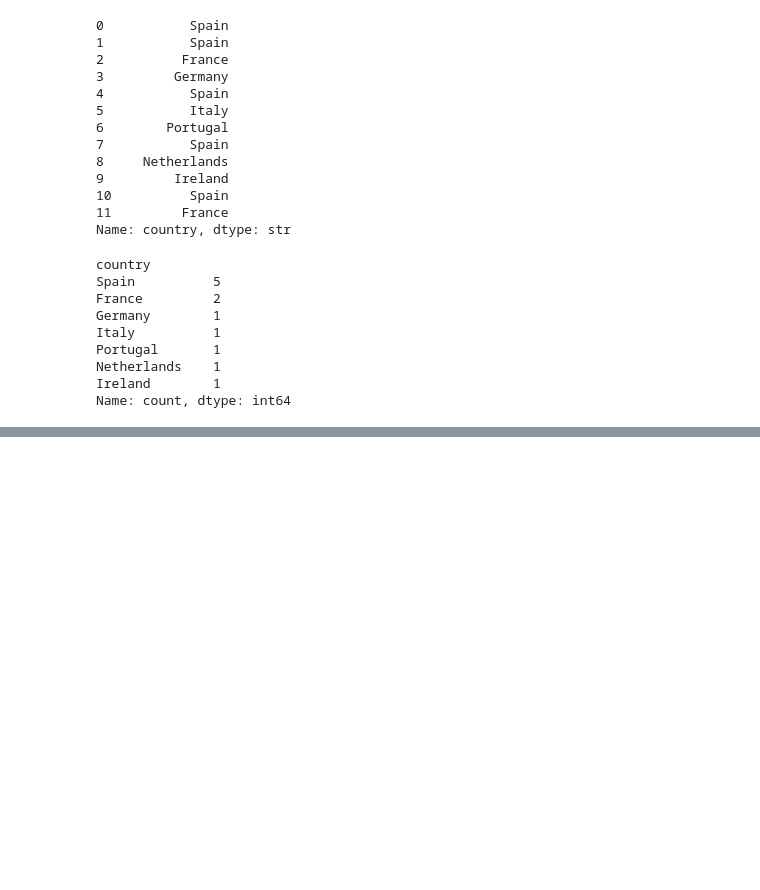
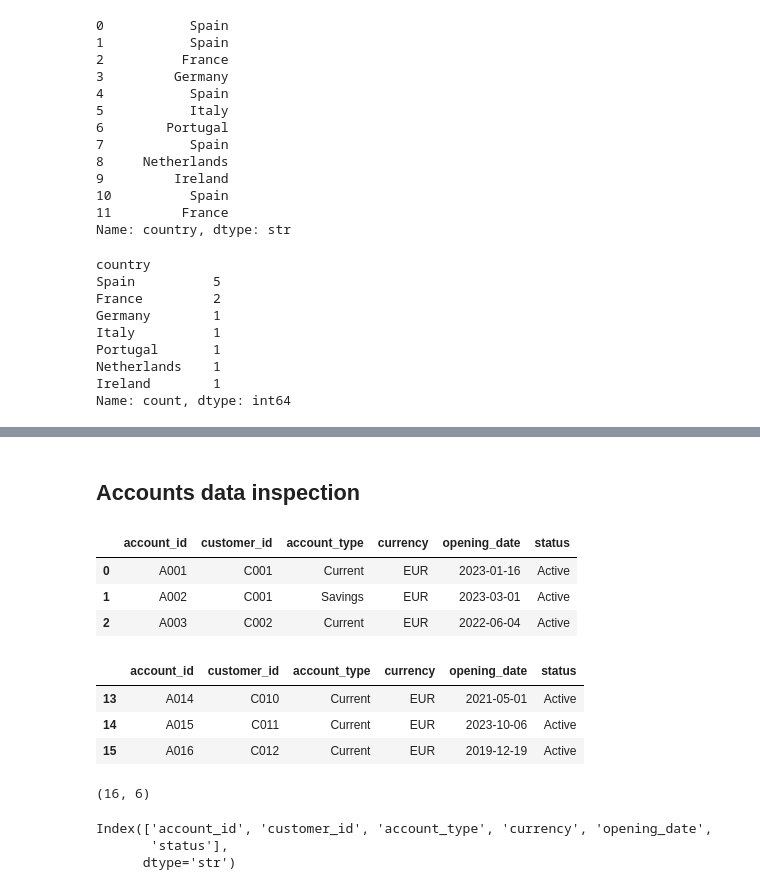
Before and after one commit to glezirene/transaction-intelligence, a Jupyter notebook: notebooks/01_data_exploration.ipynb, the cells around one changed output, grey strips where cells are left out. Drawn from its saved outputs; the diff is of its cells as text; code cells hidden in the pictures; blank space fills up the shorter version.

```diff
--- a/notebooks/01_data_exploration.ipynb
+++ b/notebooks/01_data_exploration.ipynb
@@ -258,0 +296,26 @@ Name: count, dtype: int64
+# %% [markdown]
+## Accounts data inspection
+# %%
+accounts.head(3)
+# %% [output]
+|  | account_id | customer_id | account_type | currency | opening_date | status |
+| 0 | A001 | C001 | Current | EUR | 2023-01-16 | Active |
+| 1 | A002 | C001 | Savings | EUR | 2023-03-01 | Active |
+| 2 | A003 | C002 | Current | EUR | 2022-06-04 | Active |
+# %%
+accounts.tail(3)
+# %% [output]
+|  | account_id | customer_id | account_type | currency | opening_date | status |
+| 13 | A014 | C010 | Current | EUR | 2021-05-01 | Active |
+| 14 | A015 | C011 | Current | EUR | 2023-10-06 | Active |
+| 15 | A016 | C012 | Current | EUR | 2019-12-19 | Active |
+# %%
+accounts.shape
+# %% [output]
+(16, 6)
+# %%
+accounts.columns
+# %% [output]
+Index(['account_id', 'customer_id', 'account_type', 'currency', 'opening_date',
+       'status'],
+      dtype='str')
```
Also changed, not shown: parts of 17 cells of this notebook, 1 other file.
